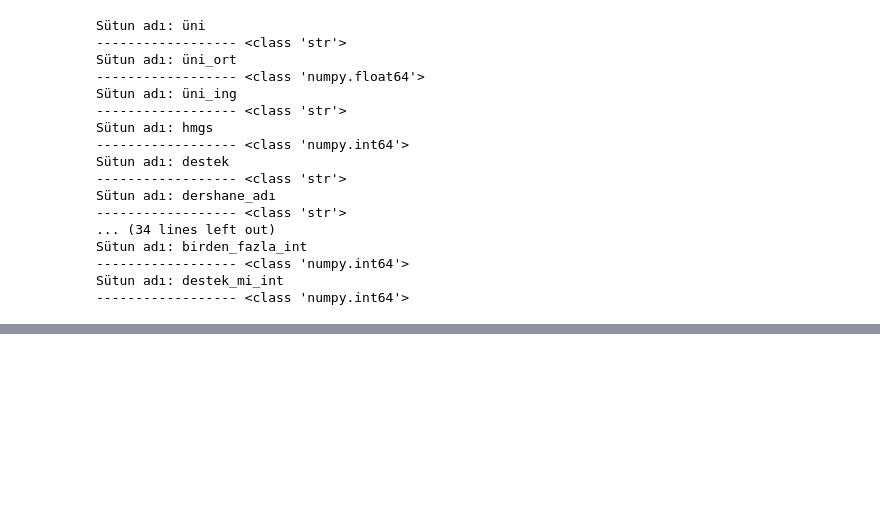
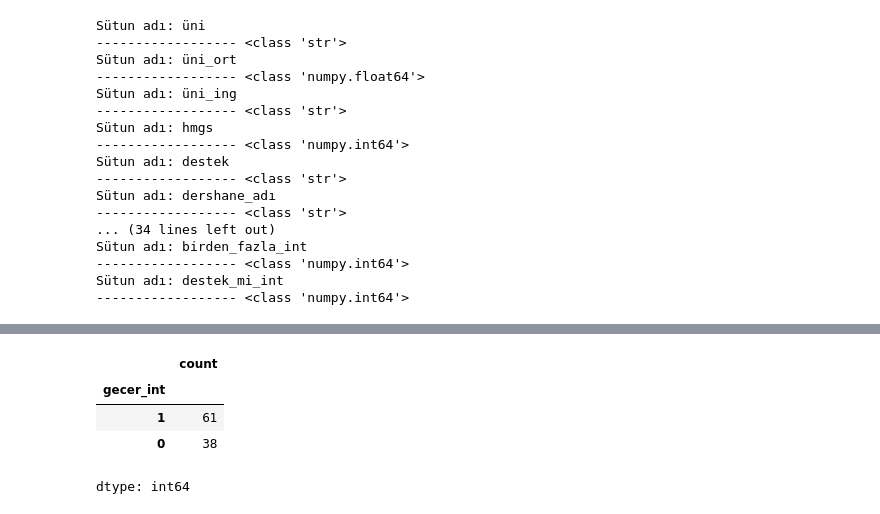
Before and after one commit to kemaldoguoktay/hmgs-analiz, a Jupyter notebook: hmgs.ipynb, the cells around one changed output, grey strips where cells are left out. Cells and saved outputs as stored; diff of their text form; code cells hidden in the pictures; blank space fills up the shorter version.

```diff
--- a/hmgs.ipynb
+++ b/hmgs.ipynb
@@ -1211,0 +1305,30 @@ Sütun adı: destek_mi_int
+# %%
+konak_genel = []
+
+for i in df.konak_int:
+  if i == 1:
+    konak_genel.append("Aile evi")
+  elif i == 2:
+    konak_genel.append("Aile evi değil")
+  else:
+    konak_genel.append("Aile evi değil")
+
+df["konak_genel"] = konak_genel
+# %%
+gecer_int = []
+
+for i in df.gecer:
+  if i == "Geçti":
+    gecer_int.append(1)
+  else:
+    gecer_int.append(0)
+
+df["gecer_int"] = gecer_int
+# %%
+df.gecer_int.value_counts()
+# %% [output]
+|  | count |
+| gecer_int |  |
+| 1 | 61 |
+| 0 | 38 |
+dtype: int64
```
Also changed, not shown: parts of 57 cells of this notebook.
